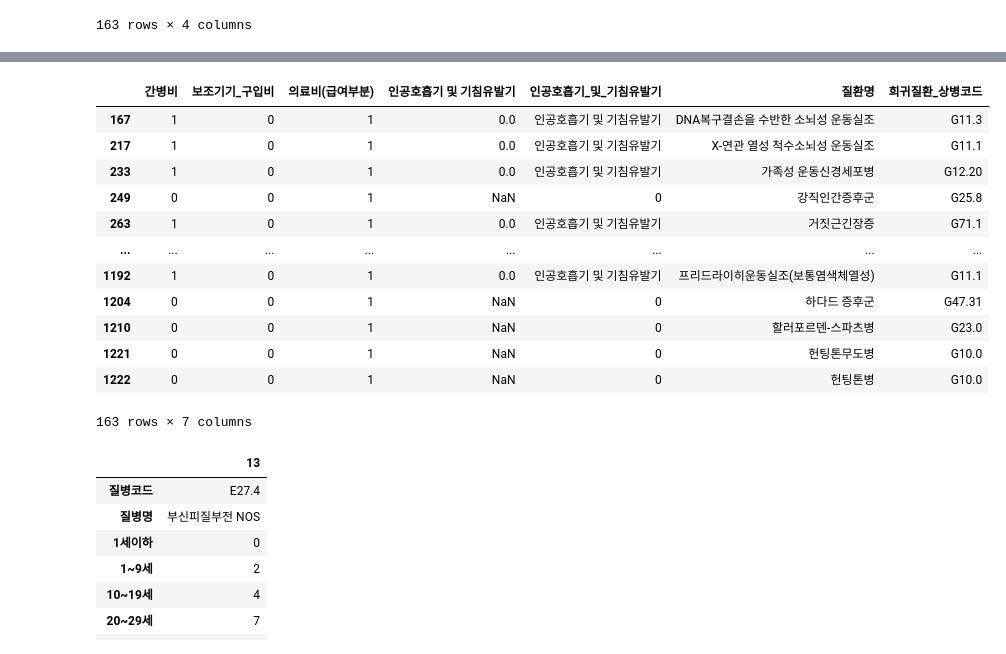
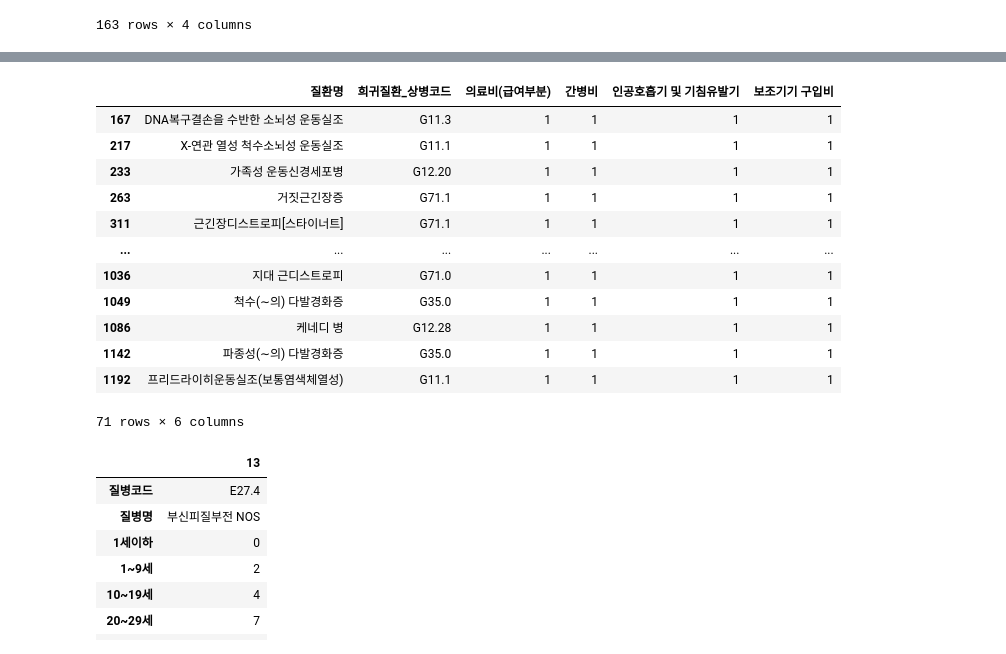
Before and after one commit to kdj0712/rare_field_fastapis, a Jupyter notebook: data/data_analysis/persona2/ipynb/jisu.ipynb, the cells around one changed output, grey strips where cells are left out. Saved outputs shown, nothing was run; the diff lists cells and outputs as text; code cells hidden in the pictures.

```diff
--- a/data/data_analysis/persona2/ipynb/jisu.ipynb
+++ b/data/data_analysis/persona2/ipynb/jisu.ipynb
@@ -911,8 +911,8 @@ df_support_details_nerve
 # 결과 확인 (옵션)
 df_disease_name_extract['의료비(급여부분)'] = df_support_details_nerve['의료비(급여부분)']
 df_disease_name_extract['간병비'] = df_support_details_nerve['간병비']
-df_disease_name_extract['인공호흡기_및_기침유발기'] = df_support_details_nerve['인공호흡기 및 기침유발기']
-df_disease_name_extract['보조기기_구입비'] = df_support_details_nerve['보조기기 구입비']
+df_disease_name_extract['인공호흡기 및 기침유발기'] = df_support_details_nerve['인공호흡기 및 기침유발기']
+df_disease_name_extract['보조기기 구입비'] = df_support_details_nerve['보조기기 구입비']
 # %%
 df_disease_name_extract
 # %% [output]
@@ -931,17 +931,17 @@ df_disease_name_extract
 163 rows × 8 columns
 # %%
 def move_data(row):
-    columns = ['의료비(급여부분)', '간병비','인공호흡기_및_기침유발기','보조기기_구입비']
+    columns = ['의료비(급여부분)', '간병비','인공호흡기 및 기침유발기','보조기기 구입비']
     for x in columns :
         # '간병비' 컬럼의 데이터를 가져옴
         if row[x] == x :
             row[x] = 1
-        elif row[x] == '인공호흡기 및 기침유발기' :
-            row['인공호흡기 및 기침유발기']=0
+        elif row[x] == columns[1] :
+            row[x]=0
             row[columns[1]]=1
-        elif row[x] == '보조기기_구입비' :
+        elif row[x] == columns[2] :
             row[x]=0
-            row['보조기기_구입비']=1
+            row[columns[2]]=1
         else :
             row[x] = 0
     return row
@@ -951,21 +951,21 @@ df_disease_name_extract = df_disease_name_extract.apply(move_data, axis=1)
 # %%
 df_disease_name_extract = df_disease_name_extract.drop(columns=['raredisease_title_ENG', '지원범위'])
 # %%
-df_disease_name_extract
+df_disease_name_extract.loc[df_disease_name_extract['인공호흡기 및 기침유발기']==1]
 # %% [output]
-|  | 간병비 | 보조기기_구입비 | 의료비(급여부분) | 인공호흡기 및 기침유발기 | 인공호흡기_및_기침유발기 | 질환명 | 희귀질환_상병코드 |
-| 167 | 1 | 0 | 1 | 0.0 | 인공호흡기 및 기침유발기 | DNA복구결손을 수반한 소뇌성 운동실조 | G11.3 |
-| 217 | 1 | 0 | 1 | 0.0 | 인공호흡기 및 기침유발기 | X-연관 열성 척수소뇌성 운동실조 | G11.1 |
-| 233 | 1 | 0 | 1 | 0.0 | 인공호흡기 및 기침유발기 | 가족성 운동신경세포병 | G12.20 |
-| 249 | 0 | 0 | 1 | NaN | 0 | 강직인간증후군 | G25.8 |
-| 263 | 1 | 0 | 1 | 0.0 | 인공호흡기 및 기침유발기 | 거짓근긴장증 | G71.1 |
-| ... | ... | ... | ... | ... | ... | ... | ... |
-| 1192 | 1 | 0 | 1 | 0.0 | 인공호흡기 및 기침유발기 | 프리드라이히운동실조(보통염색체열성) | G11.1 |
-| 1204 | 0 | 0 | 1 | NaN | 0 | 하다드 증후군 | G47.31 |
-| 1210 | 0 | 0 | 1 | NaN | 0 | 할러포르덴-스파츠병 | G23.0 |
-| 1221 | 0 | 0 | 1 | NaN | 0 | 헌팅톤무도병 | G10.0 |
-| 1222 | 0 | 0 | 1 | NaN | 0 | 헌팅톤병 | G10.0 |
+|  | 질환명 | 희귀질환_상병코드 | 의료비(급여부분) | 간병비 | 인공호흡기 및 기침유발기 | 보조기기 구입비 |
+| 167 | DNA복구결손을 수반한 소뇌성 운동실조 | G11.3 | 1 | 1 | 1 | 1 |
+| 217 | X-연관 열성 척수소뇌성 운동실조 | G11.1 | 1 | 1 | 1 | 1 |
+| 233 | 가족성 운동신경세포병 | G12.20 | 1 | 1 | 1 | 1 |
+| 263 | 거짓근긴장증 | G71.1 | 1 | 1 | 1 | 1 |
+| 311 | 근긴장디스트로피[스타이너트] | G71.1 | 1 | 1 | 1 | 1 |
+| ... | ... | ... | ... | ... | ... | ... |
+| 1036 | 지대 근디스트로피 | G71.0 | 1 | 1 | 1 | 1 |
+| 1049 | 척수(∼의) 다발경화증 | G35.0 | 1 | 1 | 1 | 1 |
+| 1086 | 케네디 병 | G12.28 | 1 | 1 | 1 | 1 |
+| 1142 | 파종성(∼의) 다발경화증 | G35.0 | 1 | 1 | 1 | 1 |
+| 1192 | 프리드라이히운동실조(보통염색체열성) | G11.1 | 1 | 1 | 1 | 1 |
-163 rows × 7 columns
+71 rows × 6 columns
 # %%
 df_age_notby_gender_extract
 # %% [output]
```
Also changed, not shown: parts of 4 cells of this notebook, 1 other file.
